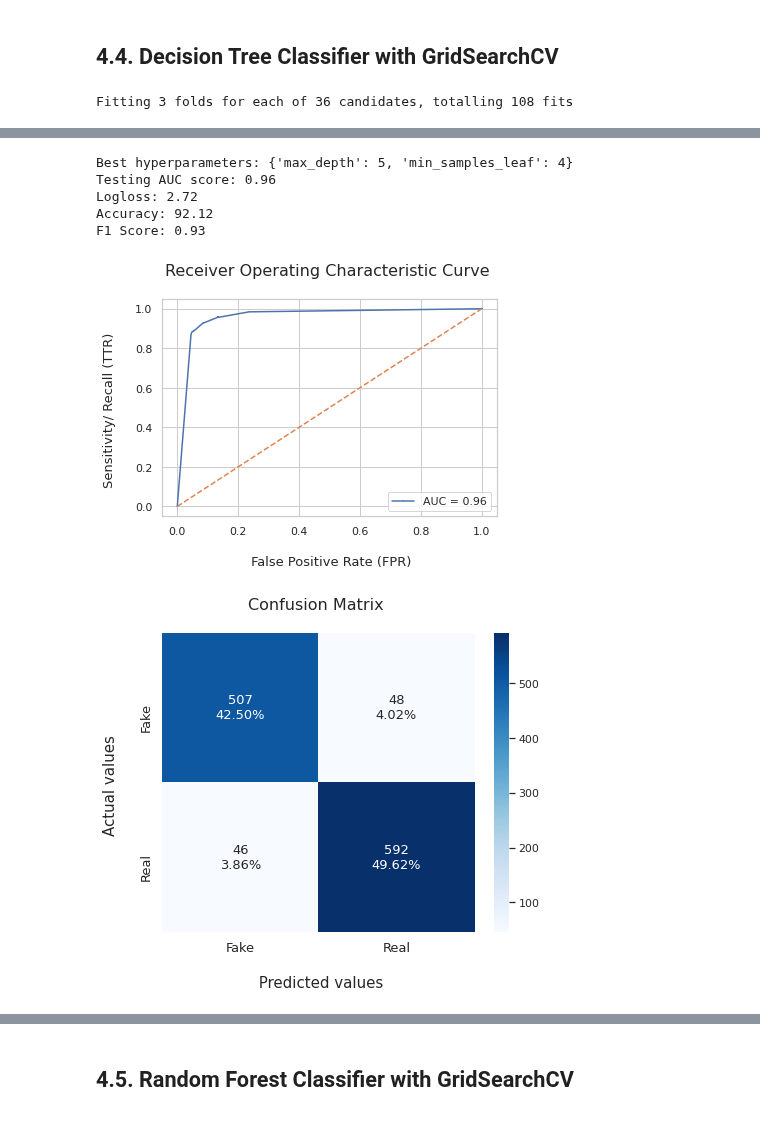
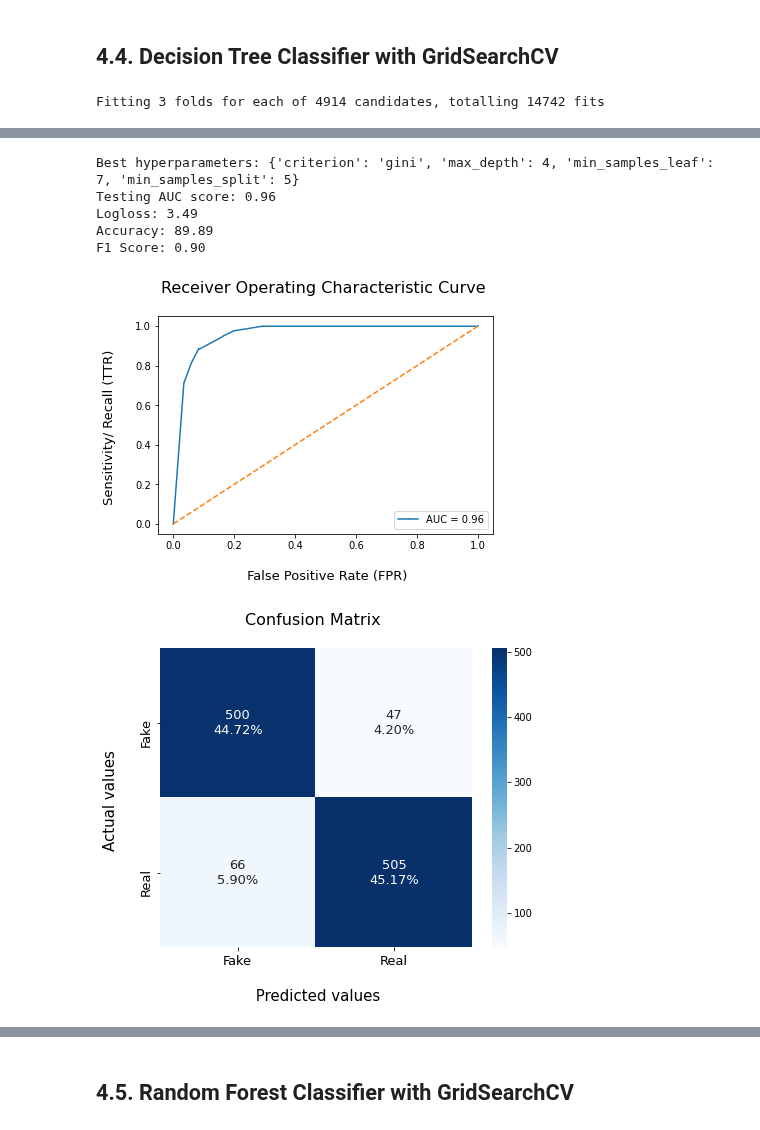
Before and after one commit to pipe11/TFM_fake_news_detector, a Jupyter notebook: models/11_final_notebook_models_explained.ipynb, the cells around one changed output, grey strips where cells are left out. Saved outputs shown, nothing was run; the diff lists cells and outputs as text; code cells hidden in the pictures.

```diff
--- a/models/11_final_notebook_models_explained.ipynb
+++ b/models/11_final_notebook_models_explained.ipynb
@@ -241,8 +241,13 @@ numeric_features = ['words_h', 'word_size_h', 'avg_syllables_word_h', 'unique_wo
 X = df[numeric_features]
 feature_names = df[numeric_features].columns.tolist()
 
-# Training and test set
+# Training test split and removing outliers.
 X_train, X_test, y_train, y_test = train_test_split(X, y, test_size = 0.3, random_state = 42)
+
+idx = np.all(stats.zscore(X_train) < 3.5, axis = 1) # index of the rows without outliers
+
+X_train = X_train.loc[idx]
+y_train = y_train.loc[idx]
 
 
 ########### Logistic Regression Classifier ###########
@@ -854,0 +937,3 @@ Wall time: 1min
+# %%
+tfidf_vectorizer = pickle.load(open('../predictors/tfidf_vectorizer.pkl', 'rb'))
+tfidf_vectorizer
@@ -1009,16 +1115,21 @@ from scipy.sparse import hstack, csr_matrix
 from sklearn.model_selection import train_test_split, GridSearchCV
 from sklearn import metrics
 from sklearn.metrics import confusion_matrix, roc_curve, auc, roc_auc_score, accuracy_score, log_loss, f1_score
+import pickle
 
-df = pd.read_csv('../data/spanish_corpus_features_v6.csv')
+df = pd.read_csv('../data/spanish_corpus_features_v6_no_outliers.csv')
 y = df['label']
+
+tfidf_vectorizer = pickle.load(open('../predictors/tfidf_vectorizer.pkl', 'rb'))
+text_vectorized = tfidf_vectorizer.transform(df['text'])
 
 ########### Numeric features & train, test split ###########
 
-numeric_features = ['word_size_h', 'avg_syllables_word_h', 'unique_words_h', 'ttr_h', 'mltd_h',
-                    'avg_words_sent', 'avg_word_size', 'avg_syllables_word', 'unique_words', 'ttr', 'mltd', 'huerta_score',
-                    'szigriszt_score', 'upper_case_ratio', 'entity_ratio', 'quotes_ratio', 'propn_ratio', 'noun_ratio',
-                    'adp_ratio', 'det_ratio', 'punct_ratio', 'pron_ratio', 'verb_ratio', 'adv_ratio', 'sym_ratio']
+numeric_features = ['words_h', 'word_size_h', 'avg_syllables_word_h', 'unique_words_h', 'ttr_h', 'mltd_h', 'sents',
+                    'words', 'avg_words_sent', 'avg_word_size', 'avg_syllables_word', 'unique_words', 'ttr', 'mltd',
+                    'huerta_score', 'szigriszt_score','upper_case_ratio', 'entity_ratio', 'quotes', 'quotes_ratio',
+                    'propn_ratio', 'noun_ratio', 'adp_ratio', 'det_ratio', 'punct_ratio', 'pron_ratio', 'verb_ratio',
+                    'adv_ratio', 'sym_ratio']
 
 X = hstack([csr_matrix(df[numeric_features].values), text_vectorized[0:]])
 
@@ -1087,16 +1198,21 @@ from sklearn.model_selection import GridSearchCV
 from sklearn.model_selection import train_test_split,  GridSearchCV
 from sklearn import metrics
 from sklearn.metrics import confusion_matrix, roc_curve, auc, roc_auc_score, accuracy_score, log_loss, f1_score
+import pickle
 
-df = pd.read_csv('../data/spanish_corpus_features_v6.csv')
+df = pd.read_csv('../data/spanish_corpus_features_v6_no_outliers.csv')
 y = df['label']
+
+tfidf_vectorizer = pickle.load(open('../predictors/tfidf_vectorizer.pkl', 'rb'))
+text_vectorized = tfidf_vectorizer.transform(df['text'])
 
 ########### Numeric features & train, test split ###########
 
-numeric_features = ['word_size_h', 'avg_syllables_word_h', 'unique_words_h', 'ttr_h', 'mltd_h',
-                    'avg_words_sent', 'avg_word_size', 'avg_syllables_word', 'unique_words', 'ttr', 'mltd', 'huerta_score',
-                    'szigriszt_score', 'upper_case_ratio', 'entity_ratio', 'quotes_ratio', 'propn_ratio', 'noun_ratio',
-                    'adp_ratio', 'det_ratio', 'punct_ratio', 'pron_ratio', 'verb_ratio', 'adv_ratio', 'sym_ratio']
+numeric_features = ['words_h', 'word_size_h', 'avg_syllables_word_h', 'unique_words_h', 'ttr_h', 'mltd_h', 'sents',
+                    'words', 'avg_words_sent', 'avg_word_size', 'avg_syllables_word', 'unique_words', 'ttr', 'mltd',
+                    'huerta_score', 'szigriszt_score','upper_case_ratio', 'entity_ratio', 'quotes', 'quotes_ratio',
+                    'propn_ratio', 'noun_ratio', 'adp_ratio', 'det_ratio', 'punct_ratio', 'pron_ratio', 'verb_ratio',
+                    'adv_ratio', 'sym_ratio']
 
 X = hstack([csr_matrix(df[numeric_features].values), text_vectorized[0:]])
 feature_names = df[numeric_features].columns.tolist() + tfvocab
@@ -1110,7 +1226,9 @@ X_train, X_test, y_train, y_test = train_test_split(X, y, test_size = 0.3, rando
 
 param_grid = {
     'max_depth': list(range(1, 10)),
-    'min_samples_leaf': list(range(1, 5)),
+    'min_samples_leaf': list(range(1, 8)),
+    'criterion': ['gini', 'entropy'],
+    'min_samples_split': list(range(1, 40))
 }
 
 # classifier
@@ -1136,5 +1254,5 @@ dt2_accuracy_score, dt2_auc_score, dt2_f1_score = prediction_results(dt_model2,
 
 plot_confusion_matrix(y_test, y_pred)
 # %% [output]
-Fitting 3 folds for each of 36 candidates, totalling 108 fits
+Fitting 3 folds for each of 4914 candidates, totalling 14742 fits
 [Parallel(n_jobs=-1)]: Using backend LokyBackend with 8 concurrent workers.
@@ -1144,7 +1277,7 @@ Fitting 3 folds for each of 36 candidates, totalling 108 fits
-Best hyperparameters: {'max_depth': 5, 'min_samples_leaf': 4}
+Best hyperparameters: {'criterion': 'gini', 'max_depth': 4, 'min_samples_leaf': 7, 'min_samples_split': 5}
 Testing AUC score: 0.96
-Logloss: 2.72
-Accuracy: 92.12
-F1 Score: 0.93
+Logloss: 3.49
+Accuracy: 89.89
+F1 Score: 0.90
-[figure, old version]
+[figure, new version]
-[figure, old version]
+[figure, new version]
```
Also changed, not shown: parts of 28 cells of this notebook, 17 other files.
